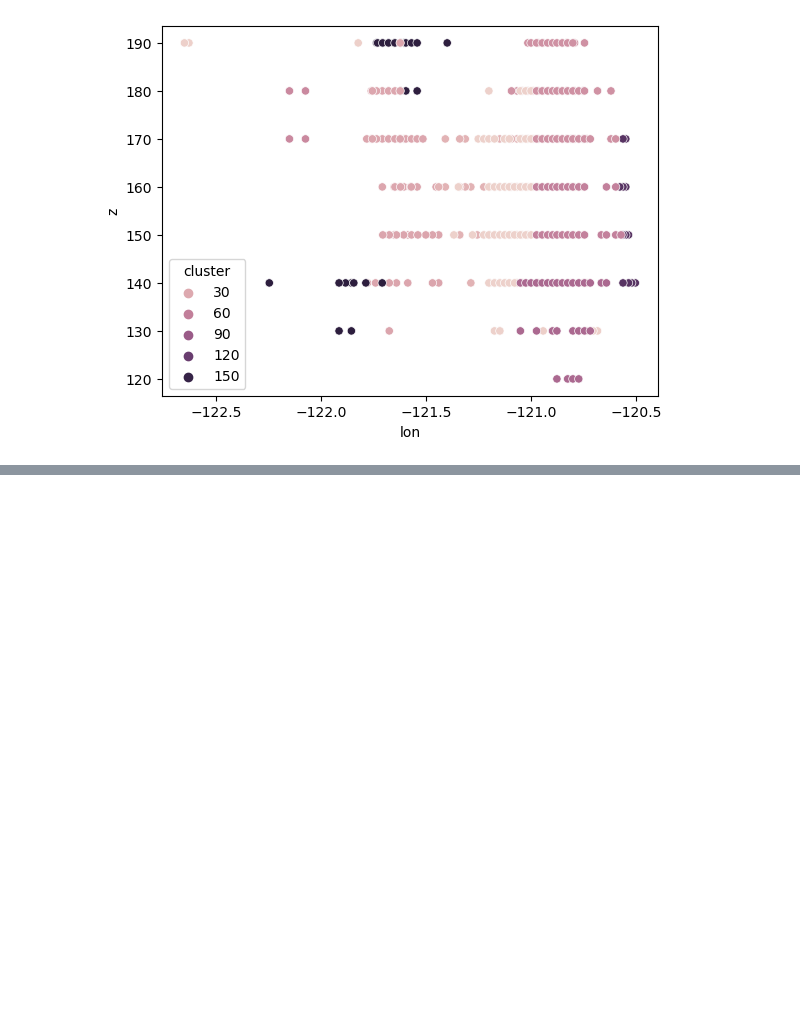
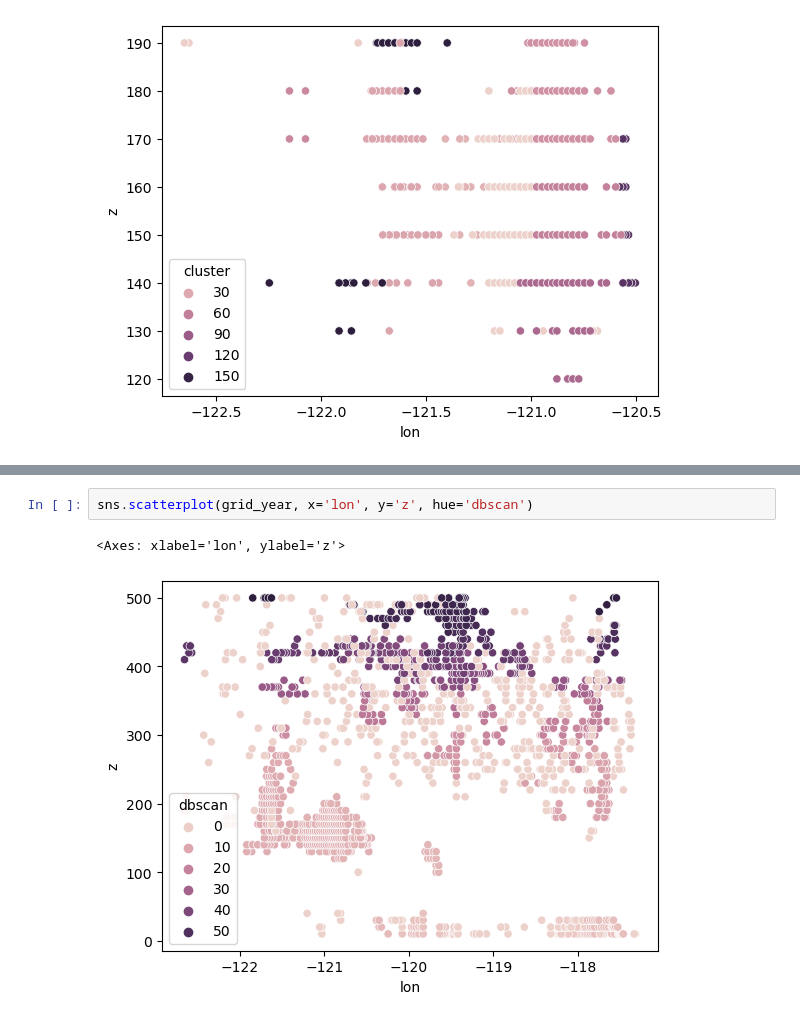
Before and after one commit to profxj/sio-sandbox, a Jupyter notebook: nb/CUGN/ClusterAnomalies.ipynb, the cells around one changed output, grey strips where cells are left out. Drawn from its saved outputs; the diff is of its cells as text; blank space fills up the shorter version.

```diff
--- a/nb/CUGN/ClusterAnomalies.ipynb
+++ b/nb/CUGN/ClusterAnomalies.ipynb
@@ -183,0 +243,5 @@ grid_year[c60].head()
+# %%
+sns.scatterplot(grid_year, x='lon', y='z', hue='dbscan')
+# %% [output]
+<Axes: xlabel='lon', ylabel='z'>
+[figure, added]
```
Also changed, not shown: parts of 13 cells of this notebook.
